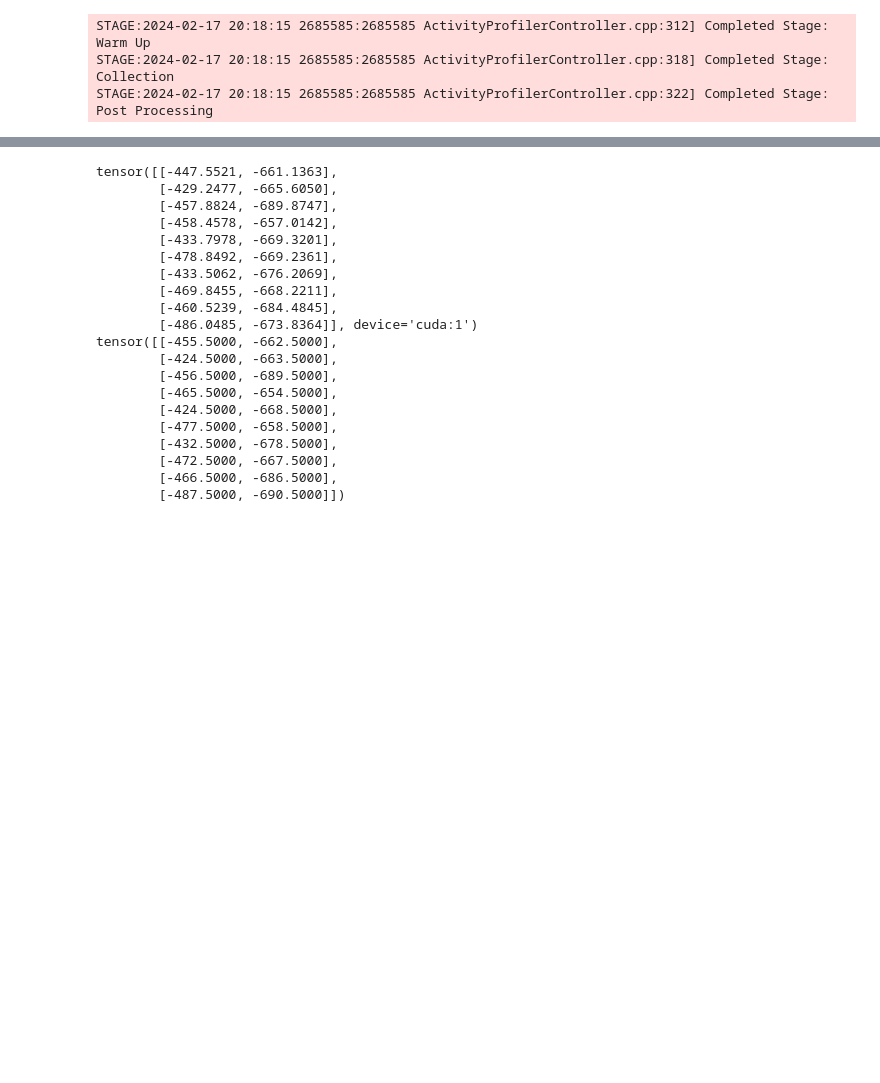
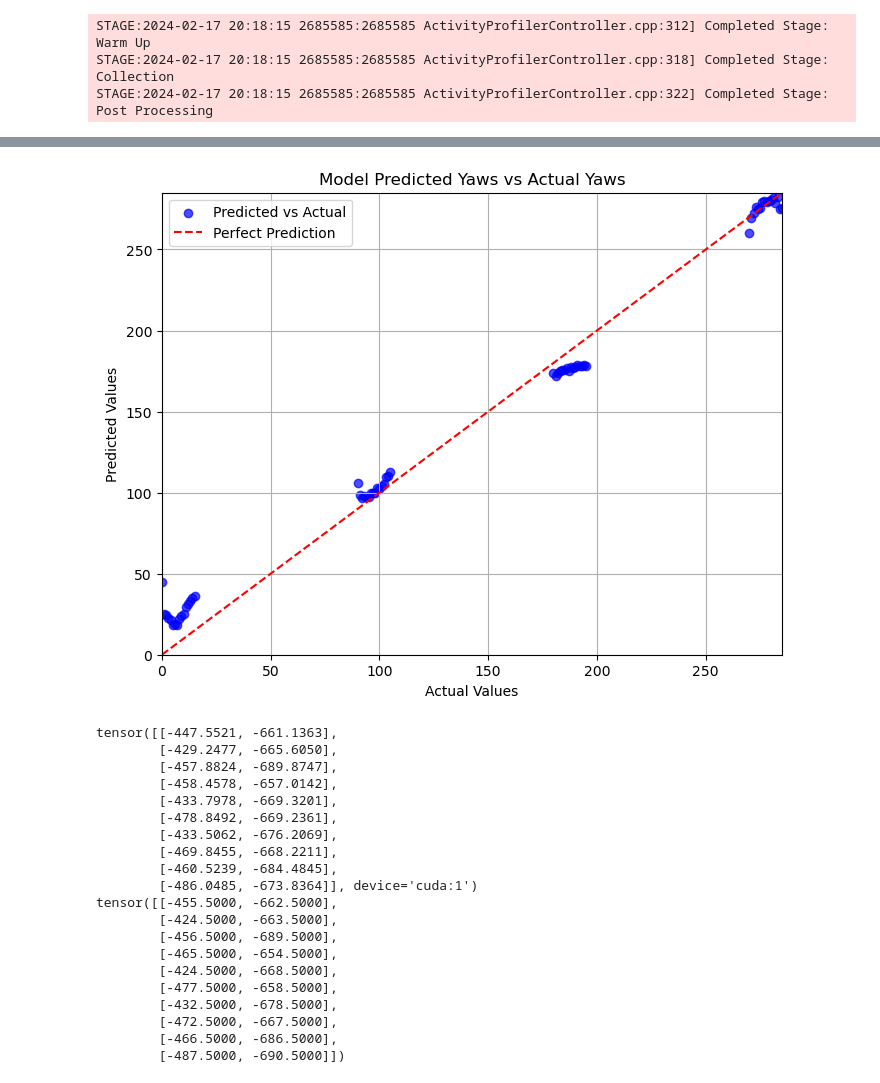
Before and after one commit to mx60s/predictive-coding-thesis, a Jupyter notebook: src/TestingTrainingModel-Copy1.ipynb, the cells around one changed output, grey strips where cells are left out. Cells and saved outputs as stored; diff of their text form; code cells hidden in the pictures; blank space fills up the shorter version.

```diff
--- a/src/TestingTrainingModel-Copy1.ipynb
+++ b/src/TestingTrainingModel-Copy1.ipynb
@@ -44,8 +44,8 @@ test_loader = DataLoader(test_data, batch_size=batch_size, shuffle=True, num_wor
 # %% [output]
 72000 training samples
 # %%
-latent_model_file = 'model_files/autoencoder-facenorth_72000_samples-50ep.pt'
-latent_model = AutoEncoder()
+latent_model_file = 'model_files/faceforward_noisy_83143_samples-200ep-causal.pt'
+latent_model = PredictiveCoderWithHead()
 latent_model.to(device)
 latent_model.load_state_dict(torch.load(latent_model_file))#, map_location=torch.device(device)))
 latent_model.eval()
@@ -118,6 +130,6 @@ def normalize_coords(batch):
 # %%
 # Load in the coordinate data
-data_dir = 'data/face-north'
+data_dir = 'data/noisy'
 
 transform = torchvision.transforms.Compose([
         torchvision.transforms.ToTensor()
@@ -128,8 +140,8 @@ dataset = CoordinateDataset(source_directory=data_dir, transform=transform)
 train_ratio = math.floor(len(dataset) * 0.9)
 train_data, test_data = random_split(dataset, [train_ratio, len(dataset) - train_ratio])
 print(f'{train_ratio} training samples')
-batch_size = 128
-# does it matter in this instance if you shuffle? I think you can get away with it
-train_loader = DataLoader(train_data, batch_size=batch_size, shuffle=True, num_workers=2, collate_fn=normalize_coords)
-test_loader = DataLoader(test_data, batch_size=batch_size, shuffle=True, num_workers=2, collate_fn=normalize_coords)
+batch_size = 16
+
+train_loader = DataLoader(train_data, batch_size=batch_size, shuffle=True, num_workers=2, collate_fn=normalize_yaw)
+test_loader = DataLoader(test_data, batch_size=batch_size, shuffle=True, num_workers=2, collate_fn=normalize_yaw)
 # %% [output]
@@ -152,6 +165,11 @@ def denormalize_targets(normalized_target):
 
     # Combine and return
     return torch.stack([x_denormalized, y_denormalized], dim=-1)
+
+def denormalize_yaws(normalized_target):
+    yaw_min, yaw_max = 0, 285
+
+    return torch.stack([normalized_target[..., 0] * (yaw_max - yaw_min) + yaw_min], dim=-1)
 # %%
 # Sample of coord dataset:
 
@@ -263,17 +279,17 @@ Test Error:
 
 Done!
 # %%
-latent_model_file = 'model_files/autoencoder-facenorth_72000_samples-50ep.pt'
-latent_model = AutoEncoder()
+latent_model_file = 'model_files/faceforward_noisy_83143_samples-200ep-causal.pt'
+latent_model = PredictiveCoderWithHead()
 latent_model.to(device)
 latent_model.load_state_dict(torch.load(latent_model_file))#, map_location=torch.device(device)))
 latent_model.eval()
 for param in latent_model.parameters():
     param.requires_grad = False
 
-model_file = 'model_files/autoencoder-facenorth_72000_samples-50ep_predictor_retry.pt'
+model_file = 'model_files/faceforward_noisy_83143_samples-200ep-causal-headdir-predict.pt'
 
-model = LocationPredictor(latent_model, hidden_dim=200)
+model = HeadDirectionPredictor(latent_model, hidden_dim=200)
 model.load_state_dict(torch.load(model_file))
 model.to(device)
 model.eval()
@@ -298,3 +370,18 @@ LocationPredictor(
+# %%
+
+plt.figure(figsize=(8, 6))
+plt.scatter(average_predictions.keys(), average_predictions.values(), alpha=0.7, color='blue', label='Predicted vs Actual')
+plt.title('Model Predicted Yaws vs Actual Yaws')
+plt.xlabel('Actual Values')
+plt.ylabel('Predicted Values')
+plt.plot([0, 285], [0, 285], 'r--', label='Perfect Prediction')  # Red dashed line for perfect prediction
+plt.xlim([0, 285])
+plt.ylim([0, 285])
+plt.legend()
+plt.grid(True)
+plt.show()
+# %% [output]
+[figure, added]
 # %%
 x, y = next(iter(train_loader))
 
```
Also changed, not shown: parts of 10 cells of this notebook, 10 other files.
